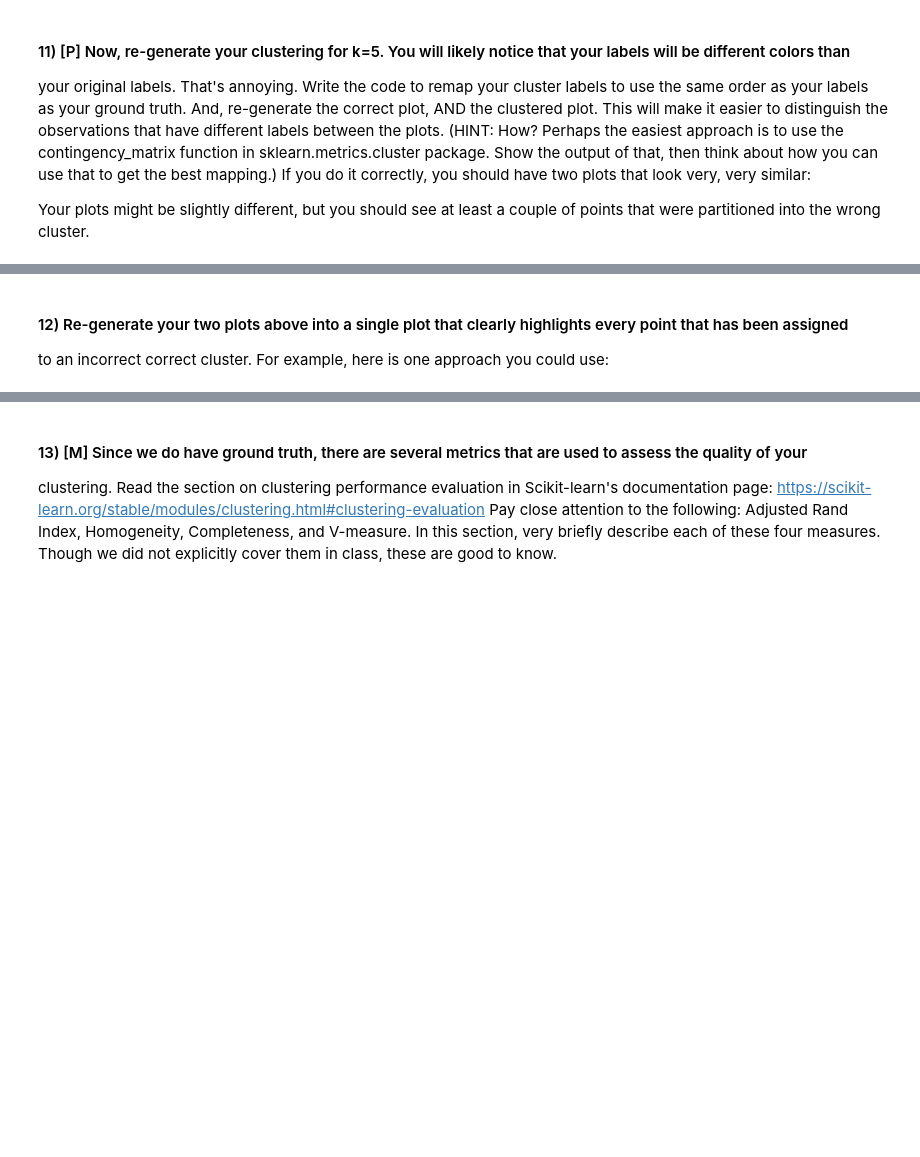
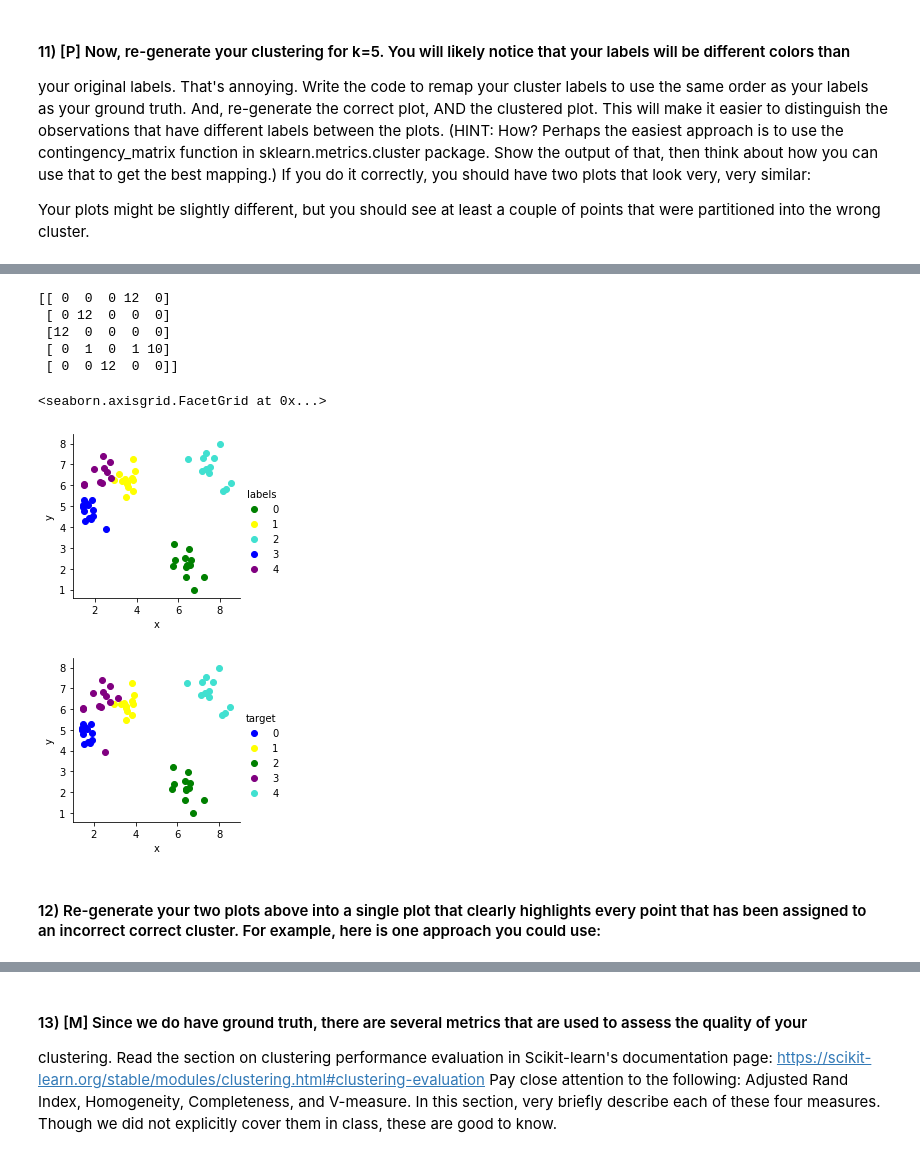
Before and after one commit to jaschaeff/DataMiningIntro, a Jupyter notebook: labs/lab13.ipynb, the cells around one changed output, grey strips where cells are left out. Drawn from its saved outputs; the diff is of its cells as text; code cells hidden in the pictures; blank space fills up the shorter version.

```diff
--- a/labs/lab13.ipynb
+++ b/labs/lab13.ipynb
@@ -168,3 +168,22 @@ plotKMeans(X,5)
+# %%
+from sklearn.metrics.cluster import contingency_matrix
+kms = KMeans(n_clusters=5, random_state=0).fit(X)
+df['labels'] = kms.labels_
+print(contingency_matrix(df.target, df.labels))
+
+fg = sns.FacetGrid(data=df, hue='labels',palette=['green','yellow','turquoise','blue','purple'])
+fg.map(plt.scatter, 'x', 'y').add_legend()
+
+fg = sns.FacetGrid(data=df, hue='target',palette=['blue','yellow','green','purple','turquoise'])
+fg.map(plt.scatter, 'x', 'y').add_legend()
+# %% [output]
+[[ 0  0  0 12  0]
+ [ 0 12  0  0  0]
+ [12  0  0  0  0]
+ [ 0  1  0  1 10]
+ [ 0  0 12  0  0]]
+<seaborn.axisgrid.FacetGrid at 0x...>
+[figure, added]
+[figure, added]
 # %% [markdown]
-#### 12) Re-generate your two plots above into a single plot that clearly highlights every point that has been assigned
-to an incorrect correct cluster. For example, here is one approach you could use:
+#### 12) Re-generate your two plots above into a single plot that clearly highlights every point that has been assigned to an incorrect correct cluster. For example, here is one approach you could use:
```
Also changed, not shown: parts of 9 cells of this notebook.
